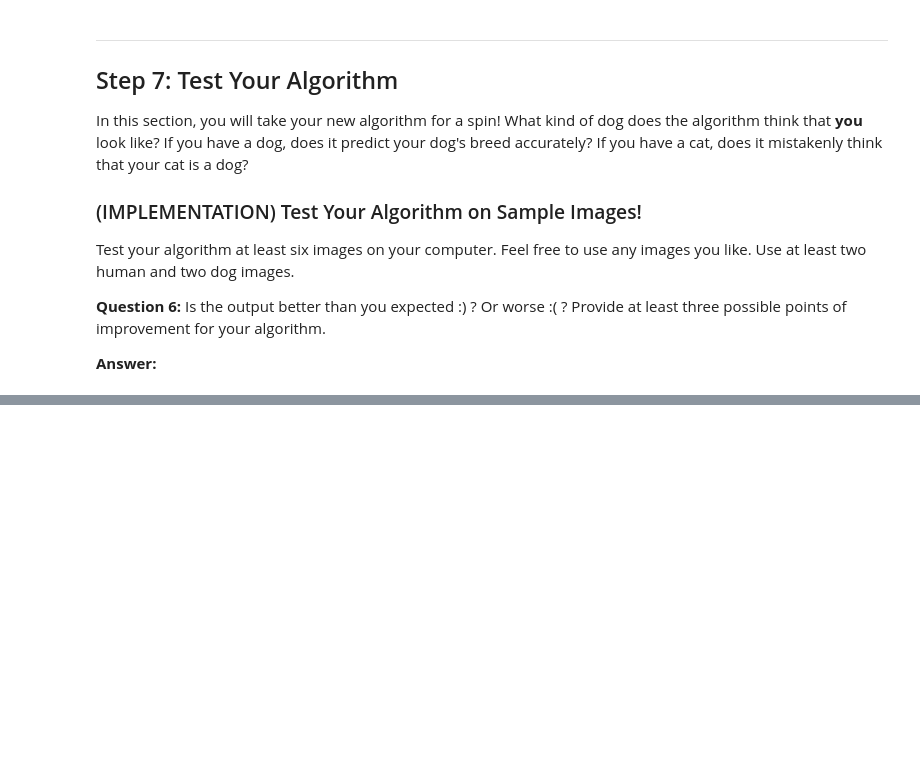
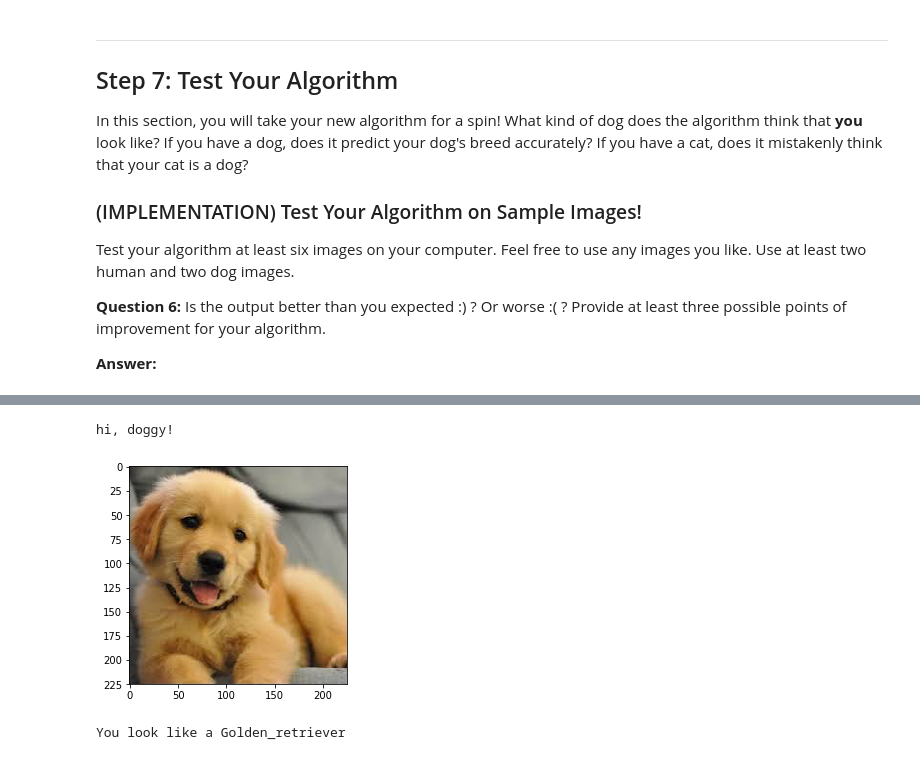
Before and after one commit to Natatisha/dog-project, a Jupyter notebook: dog_app.ipynb, the cells around one changed output, grey strips where cells are left out. Drawn from its saved outputs; the diff is of its cells as text; code cells hidden in the pictures; blank space fills up the shorter version.

```diff
--- a/dog_app.ipynb
+++ b/dog_app.ipynb
@@ -666,0 +832,6 @@ __Answer:__
+# %%
+predict_img('images/dog2.jpeg')
+# %% [output]
+hi, doggy!
+[figure, added]
+You look like a Golden_retriever
```
Also changed, not shown: parts of 29 cells of this notebook, 8 other files.
